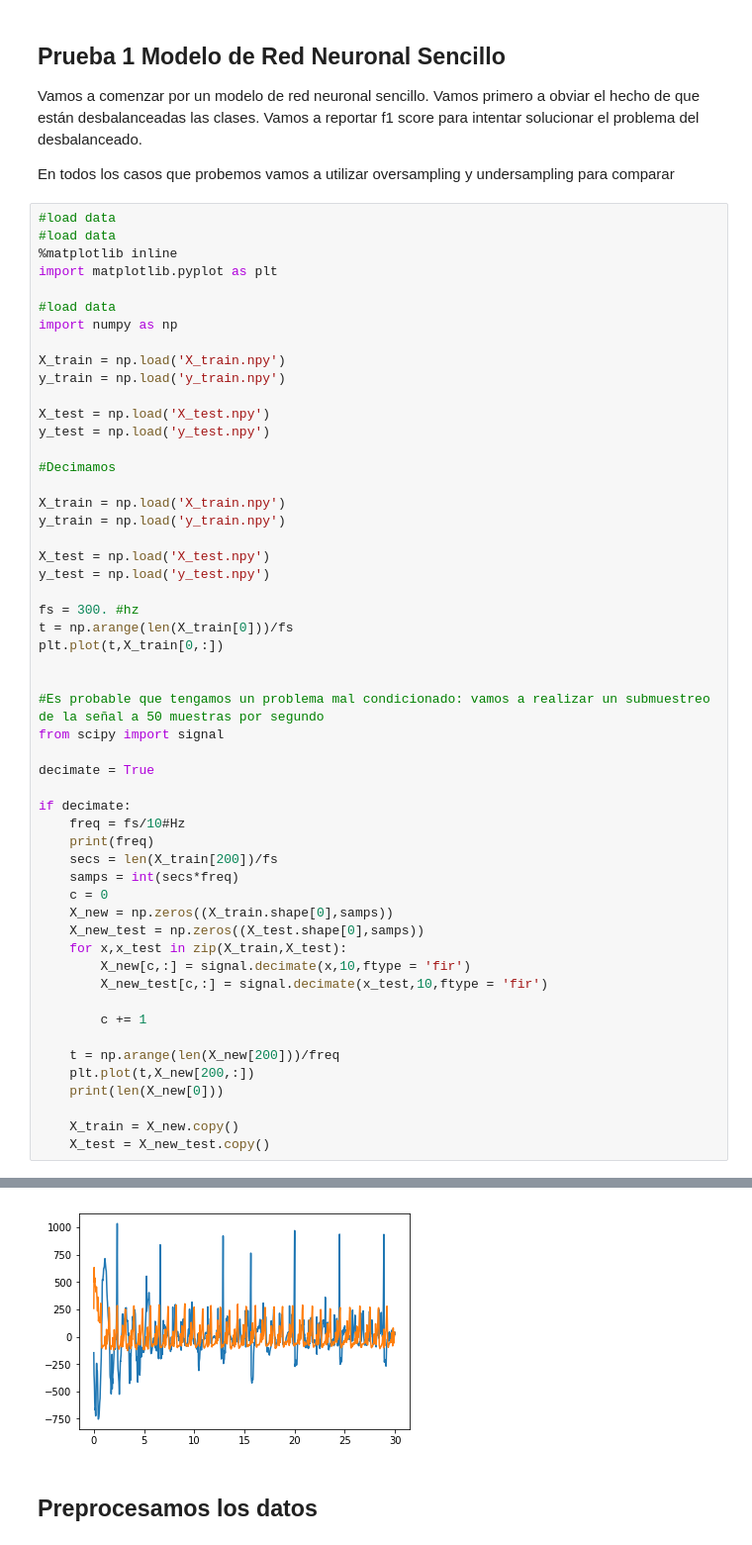
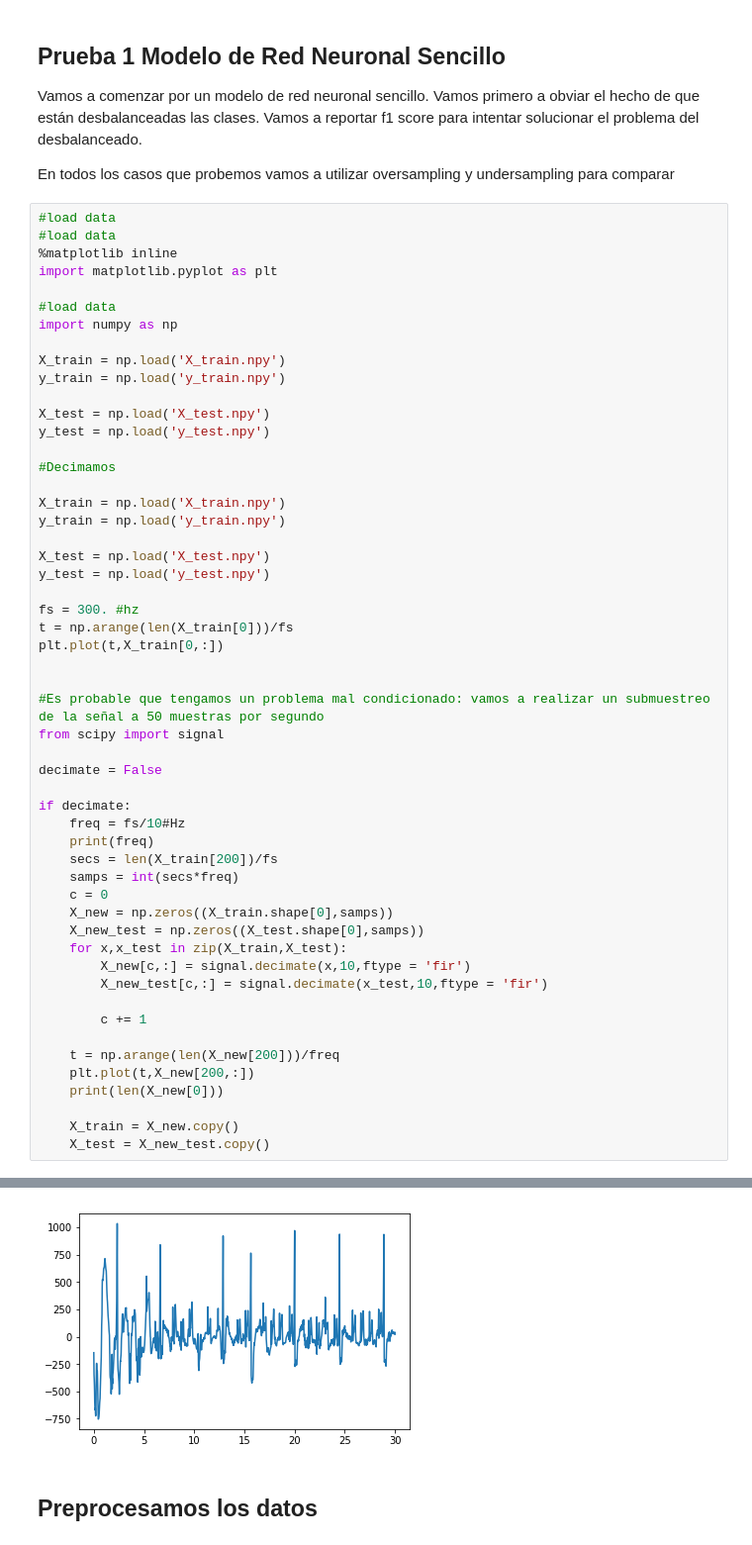
Before and after one commit to miansaay/Project, a Jupyter notebook: Red_neuronal_1.ipynb, the cells around one changed output, grey strips where cells are left out. Shown: that part at 99% size. Cells and saved outputs as stored; diff of their text form.

```diff
--- a/Red_neuronal_1.ipynb
+++ b/Red_neuronal_1.ipynb
@@ -36,7 +36,7 @@ plt.plot(t,X_train[0,:])
 #Es probable que tengamos un problema mal condicionado: vamos a realizar un submuestreo de la señal a 50 muestras por segundo
 from scipy import signal
 
-decimate = True
+decimate = False
 
 if decimate:
     freq = fs/10#Hz
@@ -64,4 +62,4 @@ if decimate:
-[figure, old version]
+[figure, new version]
 # %% [markdown]
 ## Preprocesamos los datos
 # %%
```
Also changed, not shown: parts of 7 cells of this notebook, 1 other file.
